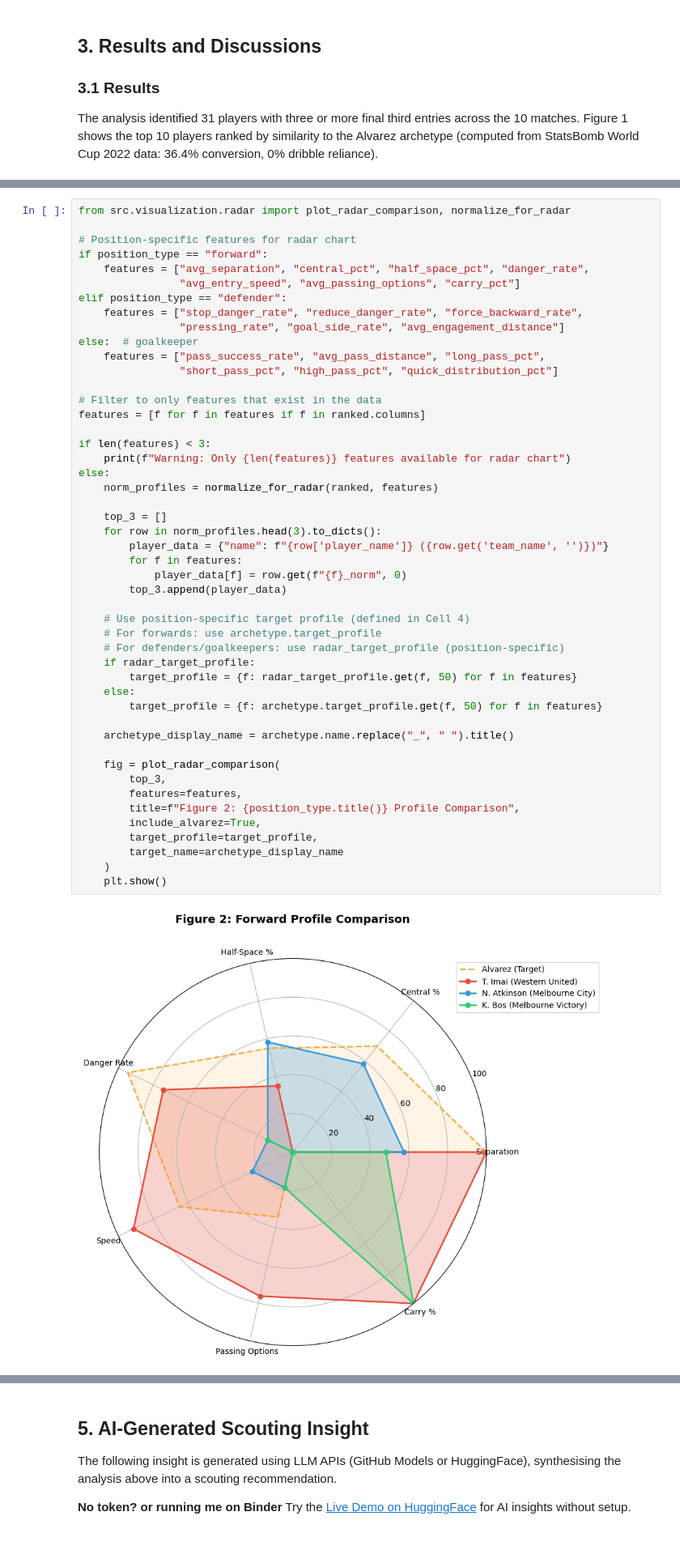
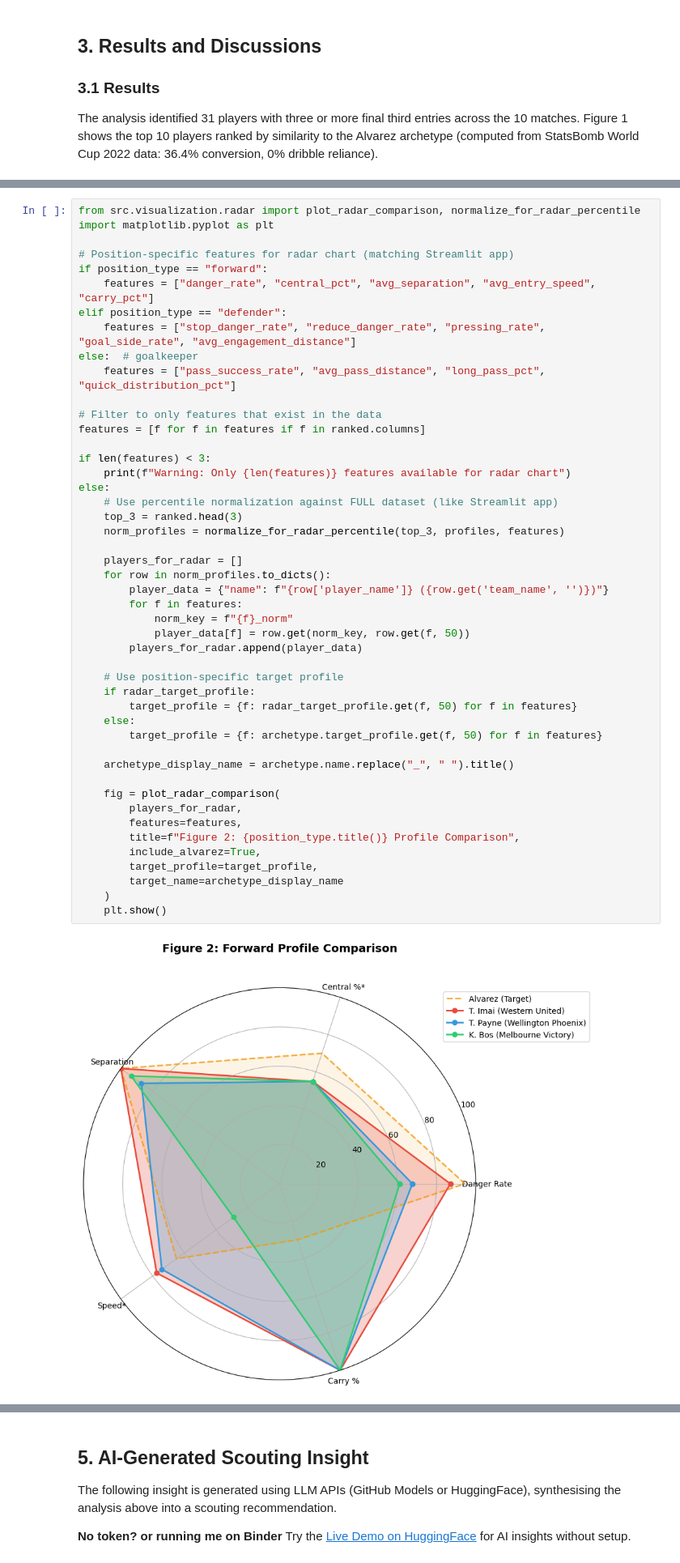
Before and after one commit to KarimElgammal/analytics_cup_research, a Jupyter notebook: submission.ipynb, the cells around one changed output, grey strips where cells are left out. Shown at 81% size. Drawn from its saved outputs; the diff is of its cells as text.

```diff
--- a/submission.ipynb
+++ b/submission.ipynb
@@ -265,53 +201,52 @@ Figure 2 compares the profiles of the top three candidates across the key featur
 # %%
-from src.visualization.radar import plot_radar_comparison, normalize_for_radar
+from src.visualization.radar import plot_radar_comparison, normalize_for_radar_percentile
+import matplotlib.pyplot as plt
 
-# Position-specific features for radar chart
+# Position-specific features for radar chart (matching Streamlit app)
 if position_type == "forward":
-    features = ["avg_separation", "central_pct", "half_space_pct", "danger_rate",
-                "avg_entry_speed", "avg_passing_options", "carry_pct"]
+    features = ["danger_rate", "central_pct", "avg_separation", "avg_entry_speed", "carry_pct"]
 elif position_type == "defender":
-    features = ["stop_danger_rate", "reduce_danger_rate", "force_backward_rate",
-                "pressing_rate", "goal_side_rate", "avg_engagement_distance"]
+    features = ["stop_danger_rate", "reduce_danger_rate", "pressing_rate", "goal_side_rate", "avg_engagement_distance"]
 else:  # goalkeeper
-    features = ["pass_success_rate", "avg_pass_distance", "long_pass_pct",
-                "short_pass_pct", "high_pass_pct", "quick_distribution_pct"]
+    features = ["pass_success_rate", "avg_pass_distance", "long_pass_pct", "quick_distribution_pct"]
 
 # Filter to only features that exist in the data
 features = [f for f in features if f in ranked.columns]
 
 if len(features) < 3:
     print(f"Warning: Only {len(features)} features available for radar chart")
 else:
-    norm_profiles = normalize_for_radar(ranked, features)
+    # Use percentile normalization against FULL dataset (like Streamlit app)
+    top_3 = ranked.head(3)
+    norm_profiles = normalize_for_radar_percentile(top_3, profiles, features)
 
-    top_3 = []
-    for row in norm_profiles.head(3).to_dicts():
+    players_for_radar = []
+    for row in norm_profiles.to_dicts():
         player_data = {"name": f"{row['player_name']} ({row.get('team_name', '')})"}
         for f in features:
-            player_data[f] = row.get(f"{f}_norm", 0)
-        top_3.append(player_data)
+            norm_key = f"{f}_norm"
+            player_data[f] = row.get(norm_key, row.get(f, 50))
+        players_for_radar.append(player_data)
 
-    # Use position-specific target profile (defined in Cell 4)
-    # For forwards: use archetype.target_profile
-    # For defenders/goalkeepers: use radar_target_profile (position-specific)
+    # Use position-specific target profile
     if radar_target_profile:
         target_profile = {f: radar_target_profile.get(f, 50) for f in features}
     else:
         target_profile = {f: archetype.target_profile.get(f, 50) for f in features}
 
     archetype_display_name = archetype.name.replace("_", " ").title()
 
     fig = plot_radar_comparison(
-        top_3,
+        players_for_radar,
         features=features,
         title=f"Figure 2: {position_type.title()} Profile Comparison",
         include_alvarez=True,
         target_profile=target_profile,
         target_name=archetype_display_name
     )
     plt.show()
 # %% [output]
-[figure, old version]
+[figure, new version]
 # %% [markdown]
 ### 3.2. Discussion
 
```
Also changed, not shown: parts of 10 cells of this notebook, 28 other files.
